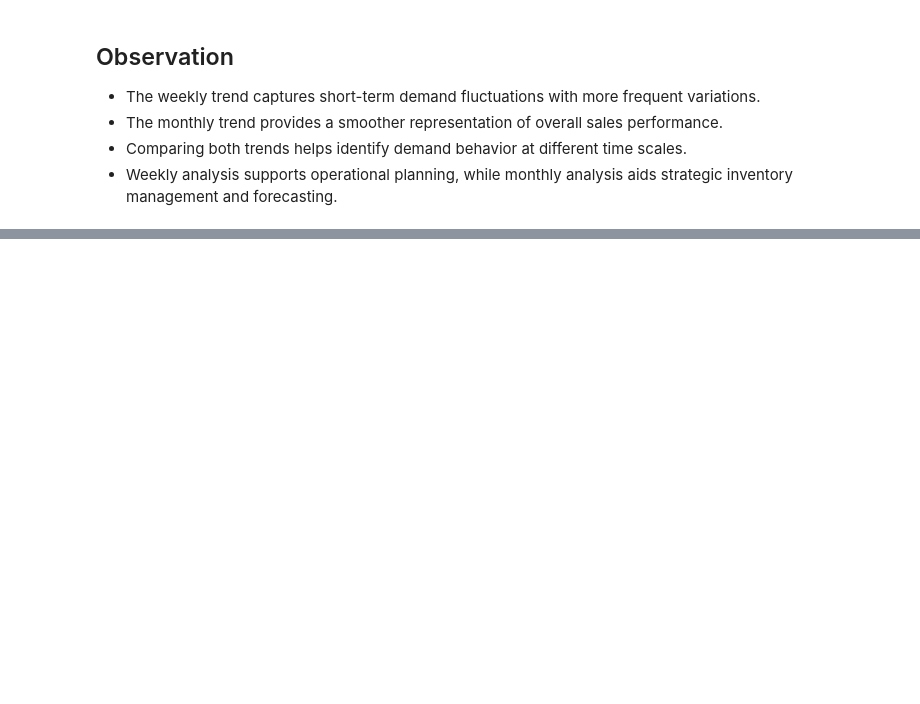
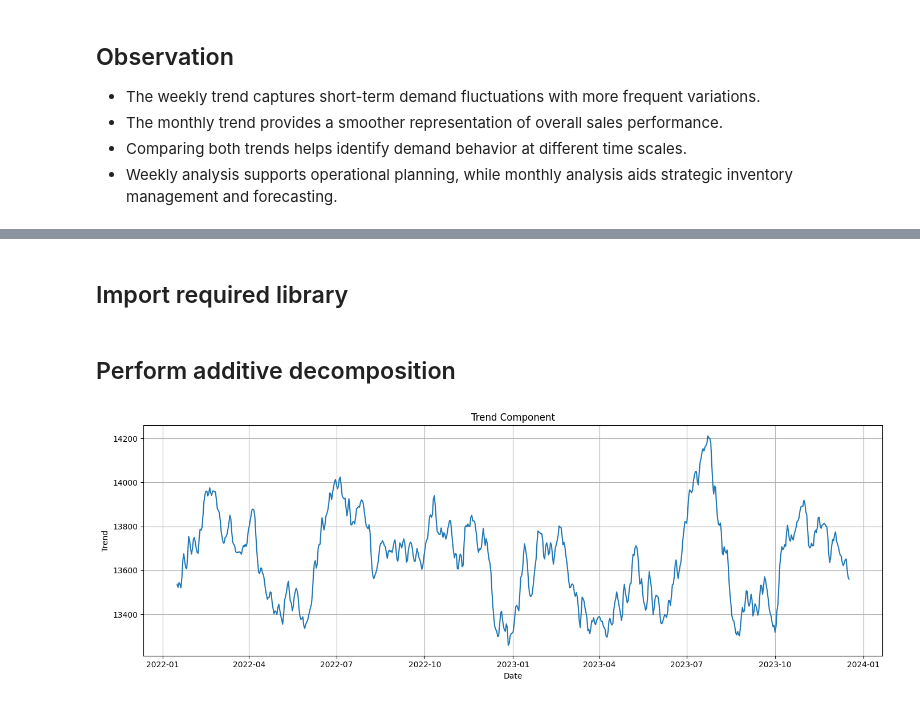
Before and after one commit to dharani-malla/Supply-Chain-Analytics-Demand-Forecasting-Anamoly-Detection, a Jupyter notebook: week1_Time_Series_Visualization_Analysis.ipynb, the cells around one changed output, grey strips where cells are left out. Saved outputs shown, nothing was run; the diff lists cells and outputs as text; code cells hidden in the pictures; blank space fills up the shorter version.

Commit message:
feat: add time series decomposition analysis

```diff
--- a/week1_Time_Series_Visualization_Analysis.ipynb
+++ b/week1_Time_Series_Visualization_Analysis.ipynb
@@ -203,0 +216,2 @@ dtype: float64
+# %% [markdown]
+## Import required library
@@ -203,0 +220,22 @@ dtype: float64
+# %% [markdown]
+## Perform additive decomposition
+# %%
+decomposition = seasonal_decompose(
+    daily_sales,
+    model="additive",
+    period=30
+)
+# %%
+plt.figure(figsize=(14,5))
+
+plt.plot(decomposition.trend)
+
+plt.title("Trend Component")
+plt.xlabel("Date")
+plt.ylabel("Trend")
+plt.grid(True)
+
+plt.tight_layout()
+plt.show()
+# %% [output]
+[figure, added]
```
Also changed, not shown: parts of 8 cells of this notebook.
